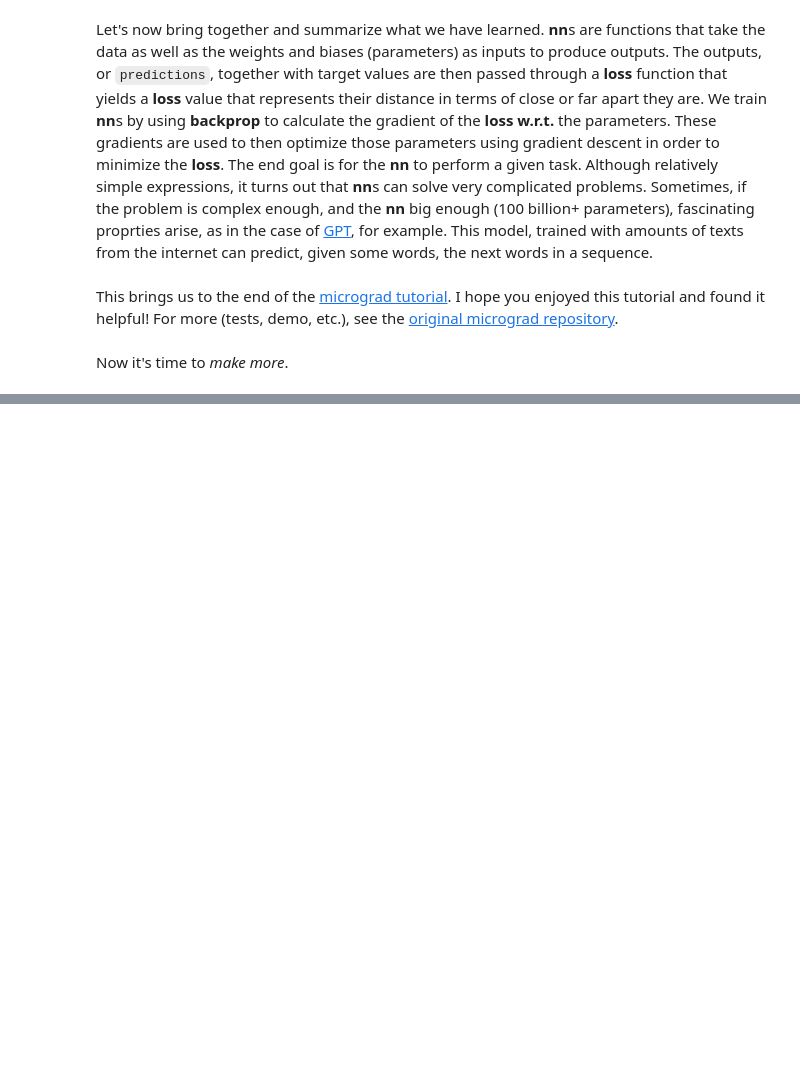
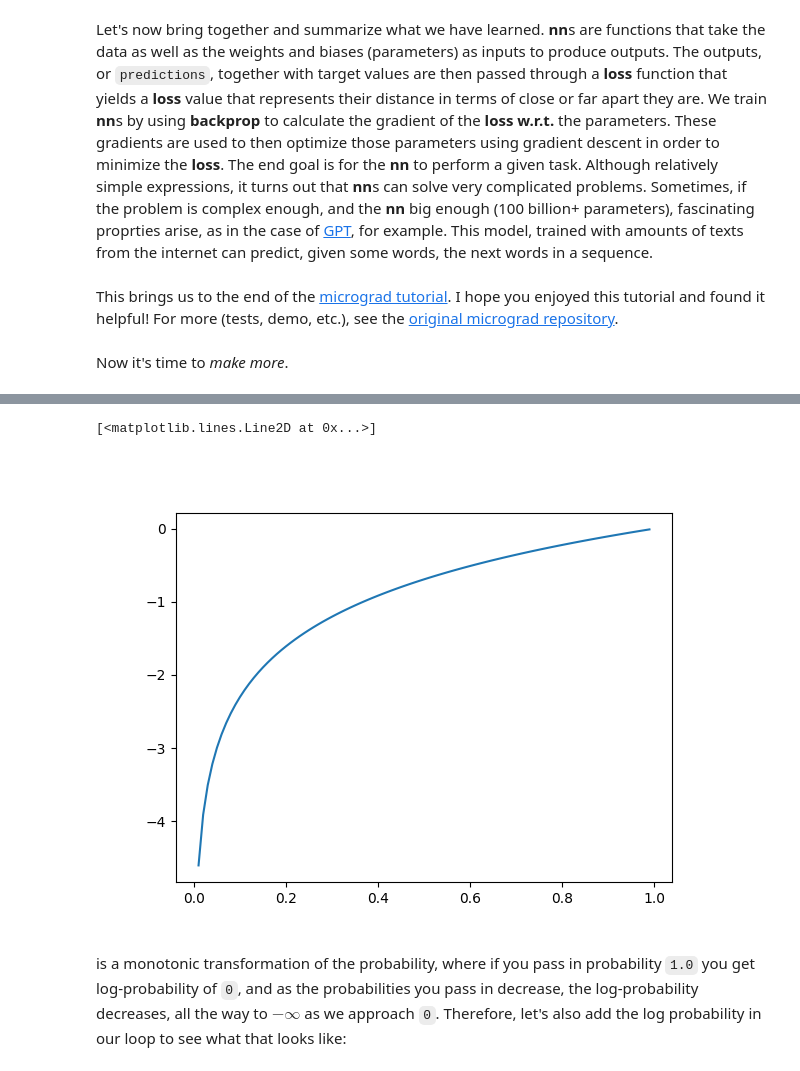
Before and after one commit to ckaraneen/micrograduate, a Jupyter notebook: micrograduate.ipynb, the cells around one changed output, grey strips where cells are left out. Drawn from its saved outputs; the diff is of its cells as text; code cells hidden in the pictures; blank space fills up the shorter version.

```diff
--- a/micrograduate.ipynb
+++ b/micrograduate.ipynb
@@ -917,0 +1214,10 @@ Now it's time to *make more*.
+# %%
+plt.figure()
+x = np.arange(0.01, 1.0, 0.01)
+y = np.log(x)
+plt.plot(x, y)
+# %% [output]
+[<matplotlib.lines.Line2D at 0x...>]
+[figure, added]
+# %% [markdown]
+is a monotonic transformation of the probability, where if you pass in probability `1.0` you get log-probability of `0`, and as the probabilities you pass in decrease, the log-probability decreases, all the way to $-\infty$ as we approach `0`. Therefore, let's also add the log probability in our loop to see what that looks like:
```
Also changed, not shown: parts of 141 cells of this notebook, 2 other files.
